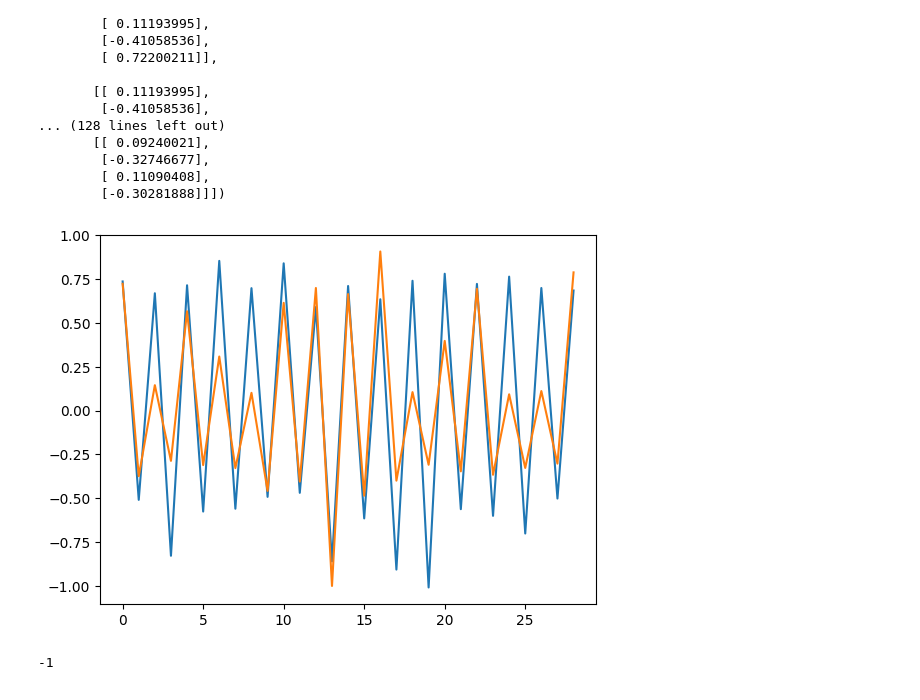
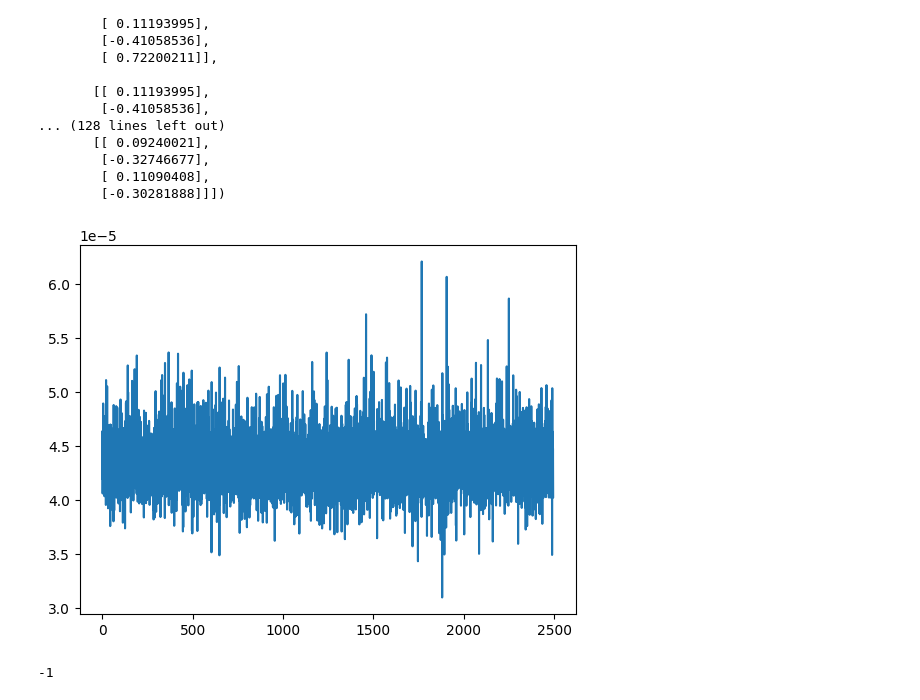
Before and after one commit to wildabrek/LSTM_Price, a Jupyter notebook: PriceChangePrediction_RF.ipynb, the cells around one changed output. Drawn from its saved outputs; the diff is of its cells as text; code cells hidden in the pictures.

```diff
--- a/PriceChangePrediction_RF.ipynb
+++ b/PriceChangePrediction_RF.ipynb
@@ -71,3 +85,5 @@ stock_data.head()
+# %%
+stock_data.index = stock_data.reset_index()
 # %%
 stock_data['Adj Close'].plot()
 plt.ylabel("Adjusted Close Prices")
@@ -165,2 +192,2 @@ df1sc=scaler.fit_transform(np.array(zigzagdata['return']).reshape(-1,1))
 # %%
-df1sc
+df1sc = df1sc[600:]
@@ -190,6 +199,6 @@ plt.show()
 # %%
-train_data = df1sc[0:100]
-test_data = df1sc[100:]
+train_data = df1sc[0:2500]
+test_data = df1sc[2500:]
 # %%
 # convert an array of values into a dataset matrix
 def create_dataset(dataset, time_step=1):
@@ -248,5 +257,5 @@ Trainable params: 50851 (198.64 KB)
 Non-trainable params: 0 (0.00 Byte)
 _________________________________________________________________
 # %%
-model.fit(X_train,y_train,validation_data=(X_test,y_test),epochs=2000,batch_size=1024,verbose=1)
+model.fit(X_train,y_train,validation_data=(X_test,y_test),epochs=200,batch_size=512,verbose=1)
 # %% [output]
@@ -311,12 +320,12 @@ array([[[ 0.39077291],
         [ 0.11090408],
         [-0.30281888]]])
 # %%
-plt.plot(test_predict*9)
-plt.plot(y_test)
+#plt.plot(train_predict)
+plt.plot(y_train)
 #plt.plot(X_train[look_back:len(train_predict)+look_back])
 plt.show()
 # %% [output]
-[figure, old version]
+[figure, new version]
 # %%
 stock_data['pivots'][0]
 # %% [output]
```
Also changed, not shown: parts of 44 cells of this notebook.
